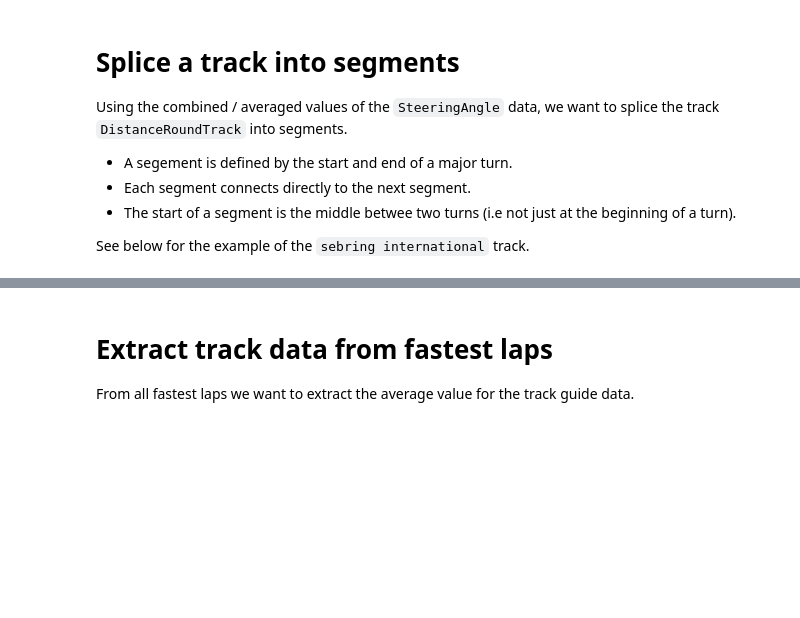
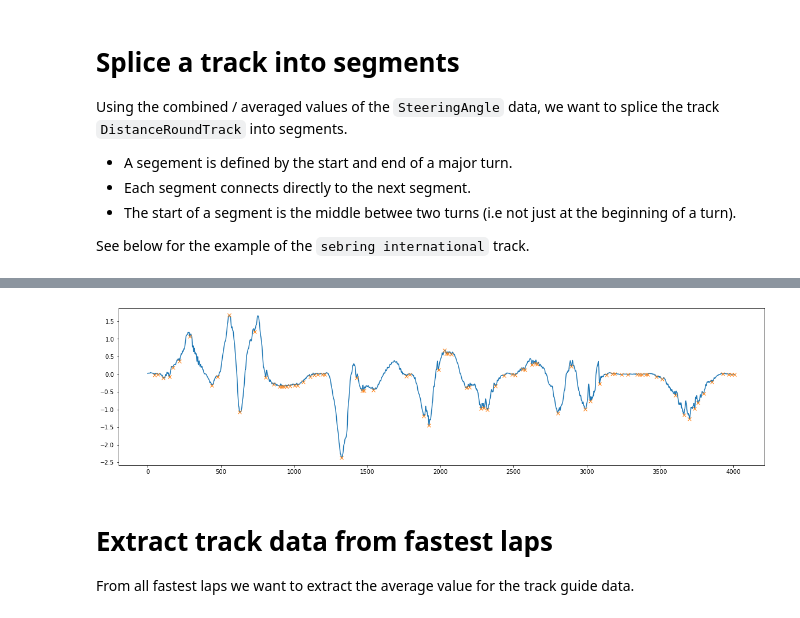
Before and after one commit to b4mad/racing, a Jupyter notebook: notebooks/fast_lap_analysis.ipynb, the cells around one changed output, grey strips where cells are left out. Cells and saved outputs as stored; diff of their text form; code cells hidden in the pictures; blank space fills up the shorter version.

```diff
--- a/notebooks/fast_lap_analysis.ipynb
+++ b/notebooks/fast_lap_analysis.ipynb
@@ -405,3 +448,14 @@ for i,a in enumerate(ax):
+# %%
+from scipy.signal import find_peaks, argrelextrema
+scale_factor = 1
+maxima = argrelextrema(steeringAngle_av, np.greater, order=1000)
+minima = argrelextrema(steeringAngle_av, np.less, order=10)
+extrema = np.concatenate([maxima, minima], axis=None)
+plt.plot(steeringAngle_av)
+plt.plot(extrema*scale_factor, steeringAngle_av[extrema], "x")
+plt.show()
+# %% [output]
+[figure, added]
 # %% [markdown]
 # Extract track data from fastest laps
 
```
Also changed, not shown: parts of 14 cells of this notebook.
